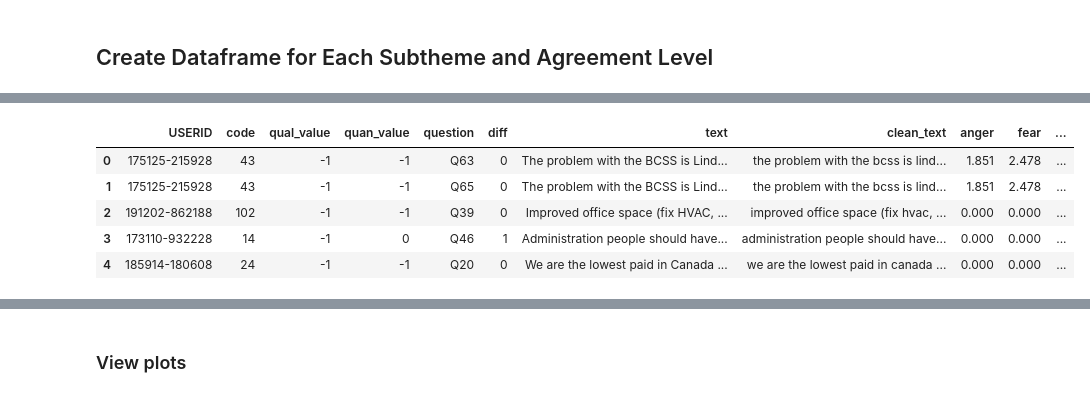
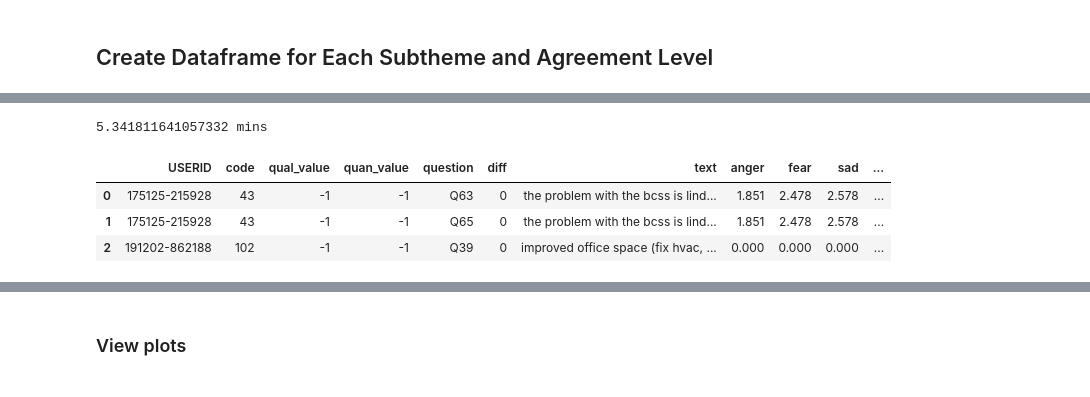
Before and after one commit to Jamienie/mds_capstone_bcstats, a Jupyter notebook: notebooks/ap_emotion_analysis_qual_to_quant.ipynb, the cells around one changed output, grey strips where cells are left out. Drawn from its saved outputs; the diff is of its cells as text; code cells hidden in the pictures.

```diff
--- a/notebooks/ap_emotion_analysis_qual_to_quant.ipynb
+++ b/notebooks/ap_emotion_analysis_qual_to_quant.ipynb
@@ -46,8 +36,9 @@ df.head(3)
 | 2 | 191202-862188 | 102 | -1 | -1 | Q39 | 0 | Improved office space (fix HVAC, ... |
 # %%
 # Lexicon from "http://saifmohammad.com/WebDocs/NRC-AffectIntensity-Lexicon.txt"
-lexicon = pd.read_csv("http://saifmohammad.com/WebDocs/NRC-AffectIntensity-Lexicon.txt", sep="\t", skiprows=35)
-
+lexicon = pd.read_csv("http://saifmohammad.com/WebDocs/NRC-AffectIntensity-Lexicon.txt",
+                      sep="\t",
+                      skiprows=35)
 # create dataframes for each emotions
 anger = lexicon[lexicon['AffectDimension']=='anger']
 fear = lexicon[lexicon['AffectDimension']=='fear']
@@ -56,18 +47,14 @@ joy = lexicon[lexicon['AffectDimension']=='joy']
 # %% [markdown]
 ## Create Rules for Matcher
 # %%
-match_anger = create_emotion_matcher(anger)
-match_fear = create_emotion_matcher(fear)
-match_sad = create_emotion_matcher(sad)
-match_joy = create_emotion_matcher(joy)
+match_anger = src.emotion_analysis.create_emotion_matcher(anger)
+match_fear = src.emotion_analysis.create_emotion_matcher(fear)
+match_sad = src.emotion_analysis.create_emotion_matcher(sad)
+match_joy = src.emotion_analysis.create_emotion_matcher(joy)
 # %% [markdown]
 ## Create Dataframe for Each Subtheme and Agreement Level
 # %%
-# remove any duplicated comments
-# DON"T do this, remove this line next time because messing up counts
-#data = df.drop_duplicates(subset=["USERID"])
-
 # convert text to lower case
-df["clean_text"] = df['text'].apply(to_lowercase)
-df.head(5)
+df["text"] = df['text'].apply(src.data.preprocessing_text.to_lowercase)
+df.head(3)
 # %% [output]
@@ -80,4 +65,7 @@ df.head(5)
 # %%
-comments = df["clean_text"]
+start = time.time()
+comments = df["text"]
 # create SpaCy tokens
 docs = [nlp(comment) for comment in comments]
+end = time.time()
+print((end - start) / 60, "mins")
@@ -84,15 +74,17 @@ docs = [nlp(comment) for comment in comments]
 # %%
+start = time.time()
 # add the emotion scores to data
-df["anger"] = emotion_strength(docs, match_anger, anger)
-df["fear"] = emotion_strength(docs, match_fear, fear)
-df["sad"] = emotion_strength(docs, match_sad, sad)
-df["joy"] = emotion_strength(docs, match_joy, joy)
+df["anger"] = src.emotion_analysis.emotion_strength(docs, match_anger, anger)
+df["fear"] = src.emotion_analysis.emotion_strength(docs, match_fear, fear)
+df["sad"] = src.emotion_analysis.emotion_strength(docs, match_sad, sad)
+df["joy"] = src.emotion_analysis.emotion_strength(docs, match_joy, joy)
 
-display(df.head(5))
+end = time.time()
+print((end - start) / 60, "mins")
+display(df.head(3))
 # %% [output]
+5.341811641057332 mins
-|  | USERID | code | qual_value | quan_value | question | diff | text | clean_text | anger | fear | ... |
-| 0 | 175125-215928 | 43 | -1 | -1 | Q63 | 0 | The problem with the BCSS is Lind... | the problem with the bcss is lind... | 1.851 | 2.478 | ... |
-| 1 | 175125-215928 | 43 | -1 | -1 | Q65 | 0 | The problem with the BCSS is Lind... | the problem with the bcss is lind... | 1.851 | 2.478 | ... |
-| 2 | 191202-862188 | 102 | -1 | -1 | Q39 | 0 | Improved office space (fix HVAC, ... | improved office space (fix hvac, ... | 0.000 | 0.000 | ... |
-| 3 | 173110-932228 | 14 | -1 | 0 | Q46 | 1 | Administration people should have... | administration people should have... | 0.000 | 0.000 | ... |
-| 4 | 185914-180608 | 24 | -1 | -1 | Q20 | 0 | We are the lowest paid in Canada ... | we are the lowest paid in canada ... | 0.000 | 0.000 | ... |
+|  | USERID | code | qual_value | quan_value | question | diff | text | anger | fear | sad | ... |
+| 0 | 175125-215928 | 43 | -1 | -1 | Q63 | 0 | the problem with the bcss is lind... | 1.851 | 2.478 | 2.578 | ... |
+| 1 | 175125-215928 | 43 | -1 | -1 | Q65 | 0 | the problem with the bcss is lind... | 1.851 | 2.478 | 2.578 | ... |
+| 2 | 191202-862188 | 102 | -1 | -1 | Q39 | 0 | improved office space (fix hvac, ... | 0.000 | 0.000 | 0.000 | ... |
```
Also changed, not shown: parts of 15 cells of this notebook, 1 other file.
